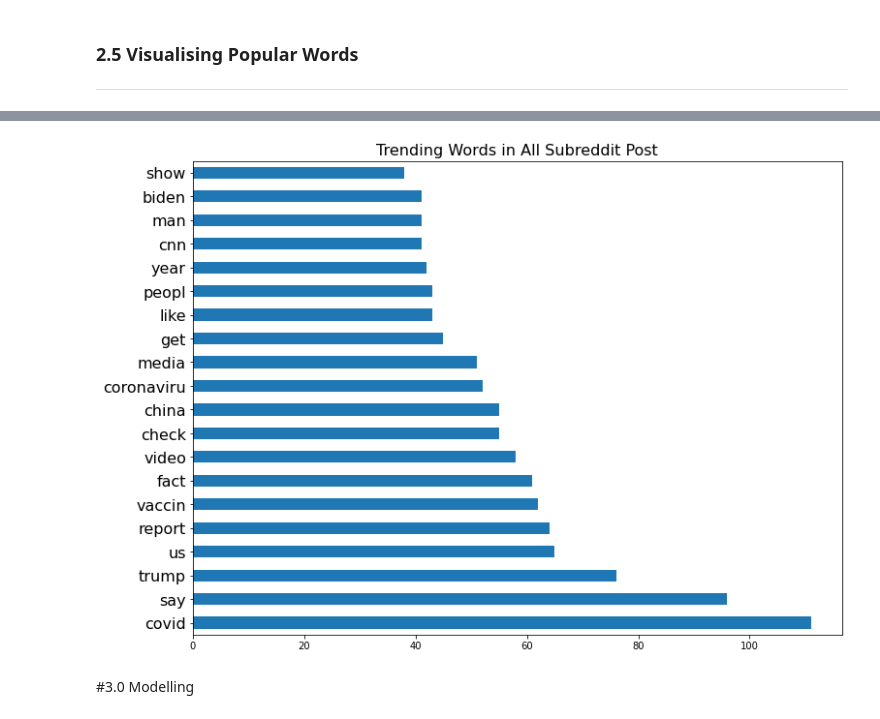
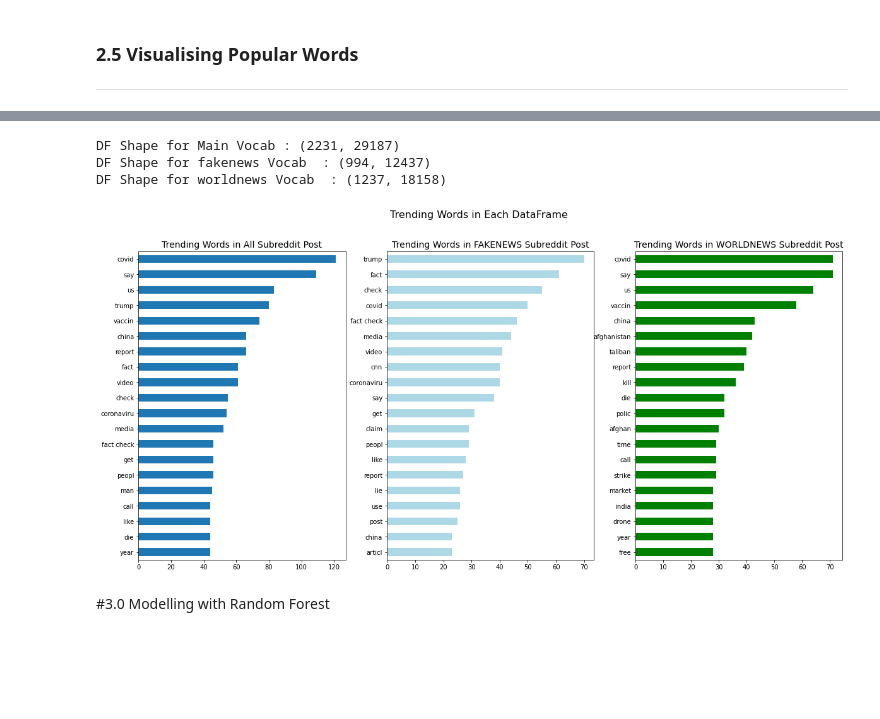
Before and after one commit to 86lekwenshiung/Natural-Language-Processing-with-Reddit-Post, a Jupyter notebook: Project_3_Natural_Language_Processing_with_Reddit_Post.ipynb, the cells around one changed output, grey strips where cells are left out. Saved outputs shown, nothing was run; the diff lists cells and outputs as text; code cells hidden in the pictures; blank space fills up the shorter version.

```diff
--- a/Project_3_Natural_Language_Processing_with_Reddit_Post.ipynb
+++ b/Project_3_Natural_Language_Processing_with_Reddit_Post.ipynb
@@ -328,3 +389,17 @@ main = cvec.transform(df_main['title'])
+# %%
+# Inistantiating Count Vectorizer
+cvec = CountVectorizer(ngram_range=(1,3))
+cvec.fit(df_main['title'])
+main = cvec.transform(df_main['title'])
+
+
+cvec_fake = CountVectorizer(ngram_range = (1,3))
+cvec_fake.fit(df_main[df_main['subreddit'] == 0]['title'])
+fake = cvec_fake.transform(df_main[df_main['subreddit'] == 0]['title'])
+
+cvec_world = CountVectorizer(ngram_range = (1,3))
+cvec_world.fit(df_main[df_main['subreddit'] == 1]['title'])
+world = cvec_world.transform(df_main[df_main['subreddit'] == 1]['title'])
 # %%
 # Word cloud for news
 
@@ -379,9 +435,36 @@ df_main_vocab
-# %%
-df_main_vocab.sum().sort_values(ascending = False)[:20].plot(kind = 'barh' , figsize = (12,9))
-plt.yticks(fontsize = 16)
-plt.title('Trending Words in All Subreddit Post' , fontsize = 16);
-# %% [output]
-[figure, removed]
+# %%
+# Interestingly the vocab from each DF summed up is not equal to the vocab from the merged DF
+df_main_vocab = pd.DataFrame(main.todense(),
+                             columns = cvec.get_feature_names())
+
+df_fake_vocab = pd.DataFrame(fake.todense(),
+                             columns = cvec_fake.get_feature_names())
+
+df_world_vocab = pd.DataFrame(world.todense(),
+                              columns = cvec_world.get_feature_names())
+
+print(f'DF Shape for Main Vocab :' , df_main_vocab.shape)
+print(f'DF Shape for fakenews Vocab  :' , df_fake_vocab.shape)
+print(f'DF Shape for worldnews Vocab  :' , df_world_vocab.shape)
+# %% [output]
+DF Shape for Main Vocab : (2231, 29187)
+DF Shape for fakenews Vocab  : (994, 12437)
+DF Shape for worldnews Vocab  : (1237, 18158)
+# %%
+fig , ax = plt.subplots(1 , 3 , figsize = (20,9))
+
+df_main_vocab.sum().sort_values(ascending = True)[-20:].plot(kind = 'barh' , ax = ax[0])
+ax[0].set_title('Trending Words in All Subreddit Post' , fontsize = 14);
+
+df_fake_vocab.sum().sort_values(ascending = True)[-20:].plot(kind = 'barh' , ax = ax[1] , color = 'lightblue')
+ax[1].set_title('Trending Words in FAKENEWS Subreddit Post' , fontsize = 14);
+
+df_world_vocab.sum().sort_values(ascending = True)[-20:].plot(kind = 'barh' , ax = ax[2] , color = 'green')
+ax[2].set_title('Trending Words in WORLDNEWS Subreddit Post' , fontsize = 14);
+
+plt.suptitle('Trending Words in Each DataFrame' , fontsize = 16);
+# %% [output]
+[figure, added]
 # %% [markdown]
-#3.0 Modelling
+#3.0 Modelling with Random Forest
 # %%
```
Also changed, not shown: parts of 57 cells of this notebook.
